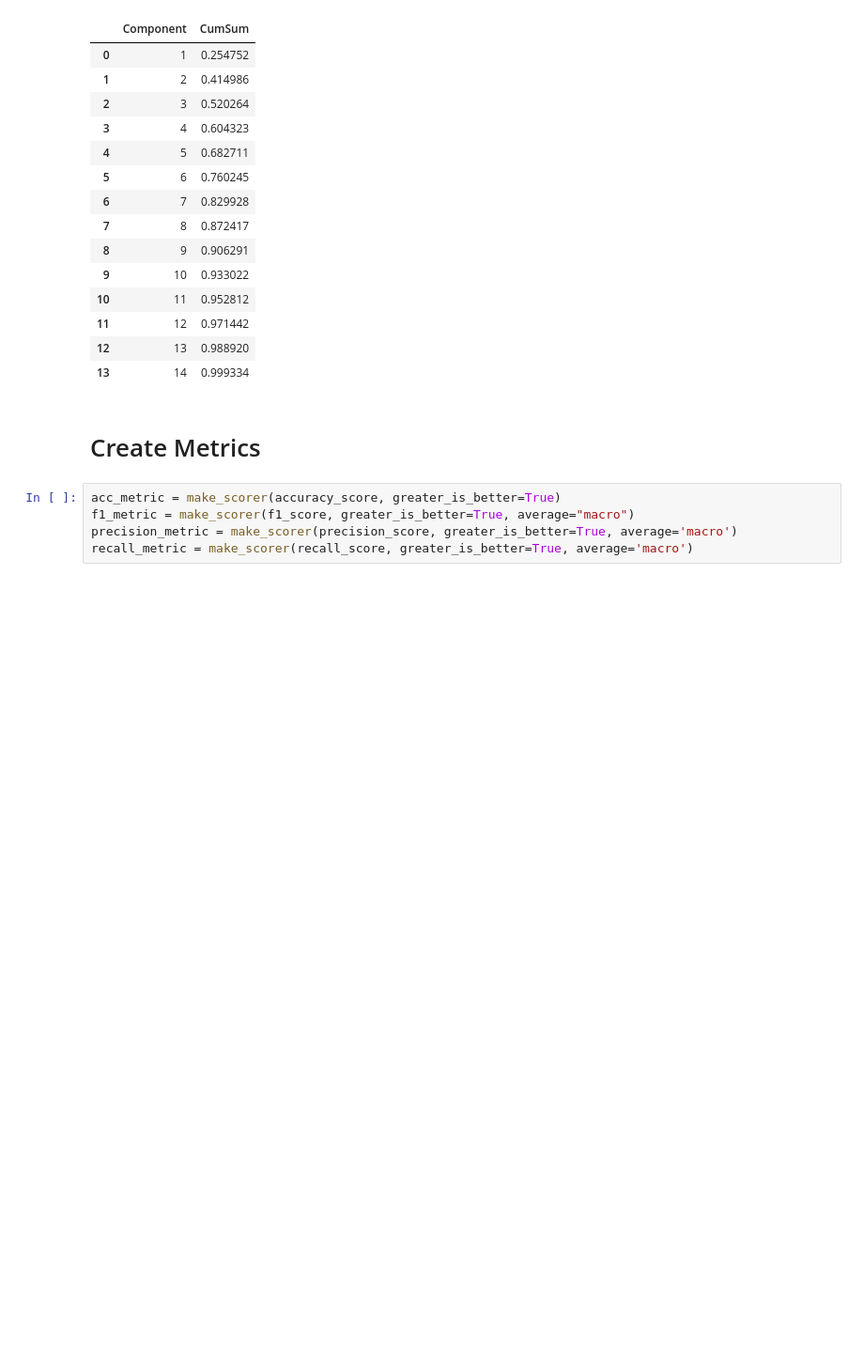
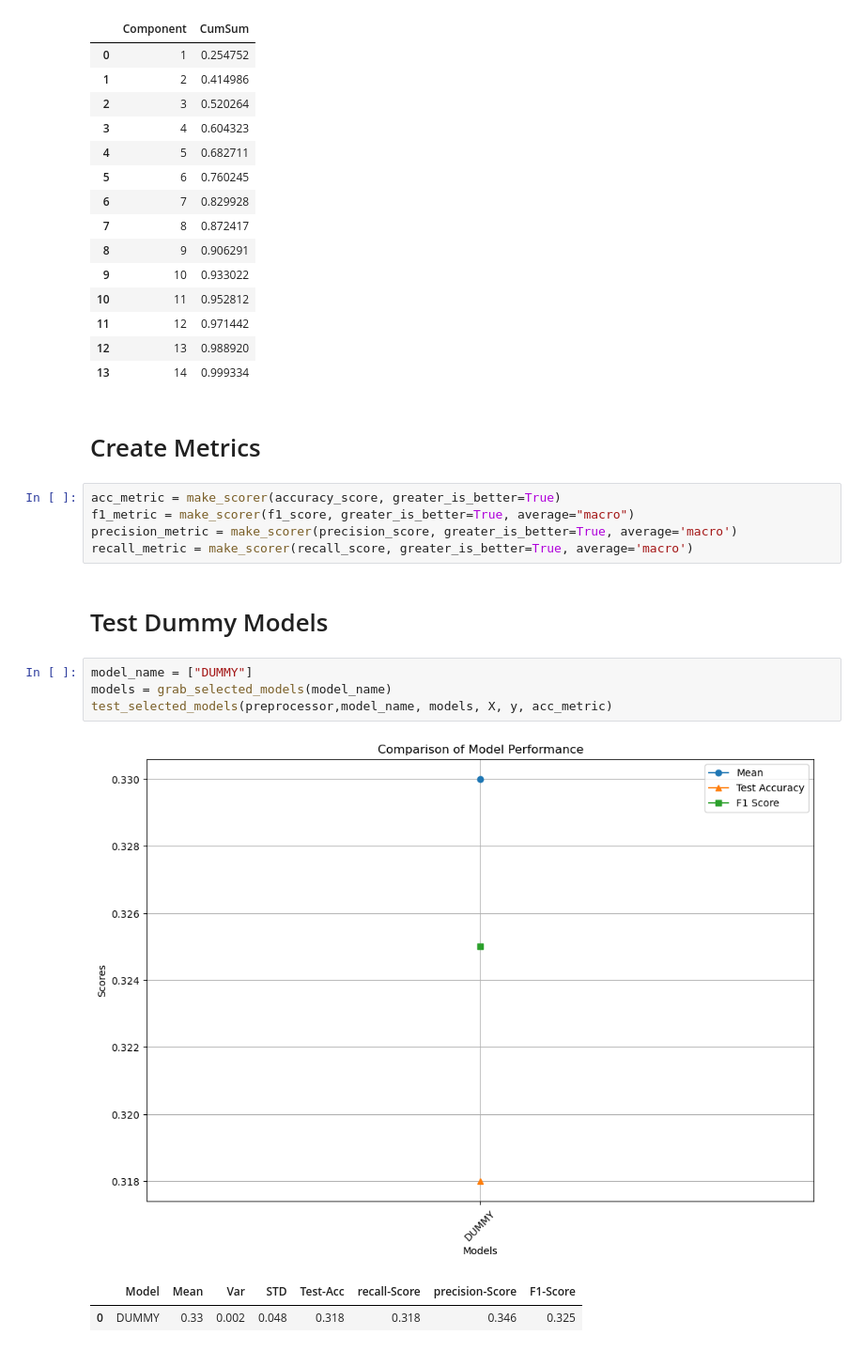
Before and after one commit to MaukanMir/Gym-Members-Exercise, a Jupyter notebook: training.ipynb, the cells around one changed output. Shown at 94% size. Drawn from its saved outputs; the diff is of its cells as text; blank space fills up the shorter version.

Commit message:
added new functions to test models

```diff
--- a/training.ipynb
+++ b/training.ipynb
@@ -666,3 +666,13 @@ acc_metric = make_scorer(accuracy_score, greater_is_better=True)
 f1_metric = make_scorer(f1_score, greater_is_better=True, average="macro")
 precision_metric = make_scorer(precision_score, greater_is_better=True, average='macro')
 recall_metric = make_scorer(recall_score, greater_is_better=True, average='macro')
+# %% [markdown]
+# Test Dummy Models
+# %%
+model_name = ["DUMMY"]
+models = grab_selected_models(model_name)
+test_selected_models(preprocessor,model_name, models, X, y, acc_metric)
+# %% [output]
+[figure, added]
+|  | Model | Mean | Var | STD | Test-Acc | recall-Score | precision-Score | F1-Score |
+| 0 | DUMMY | 0.33 | 0.002 | 0.048 | 0.318 | 0.318 | 0.346 | 0.325 |
```
